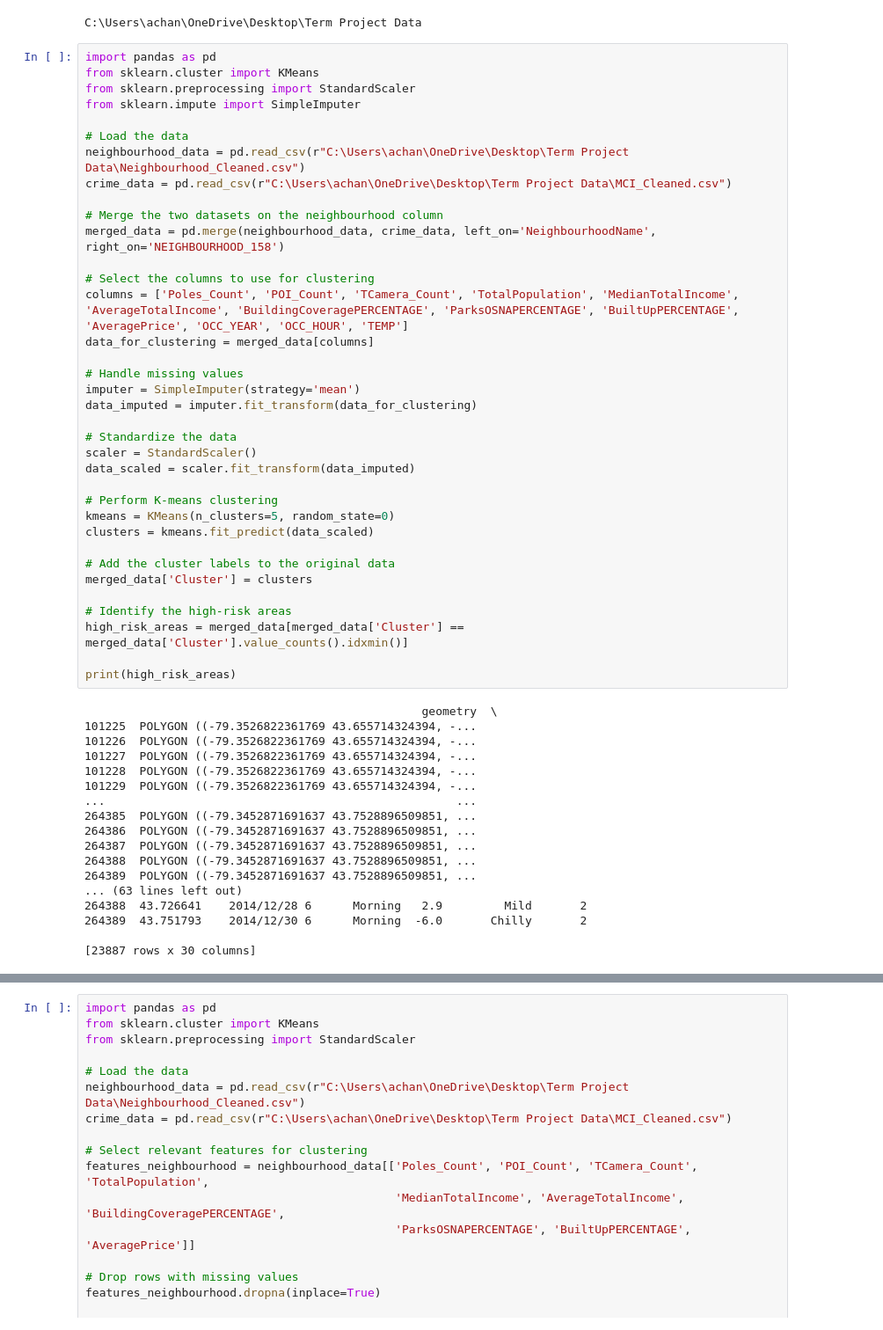
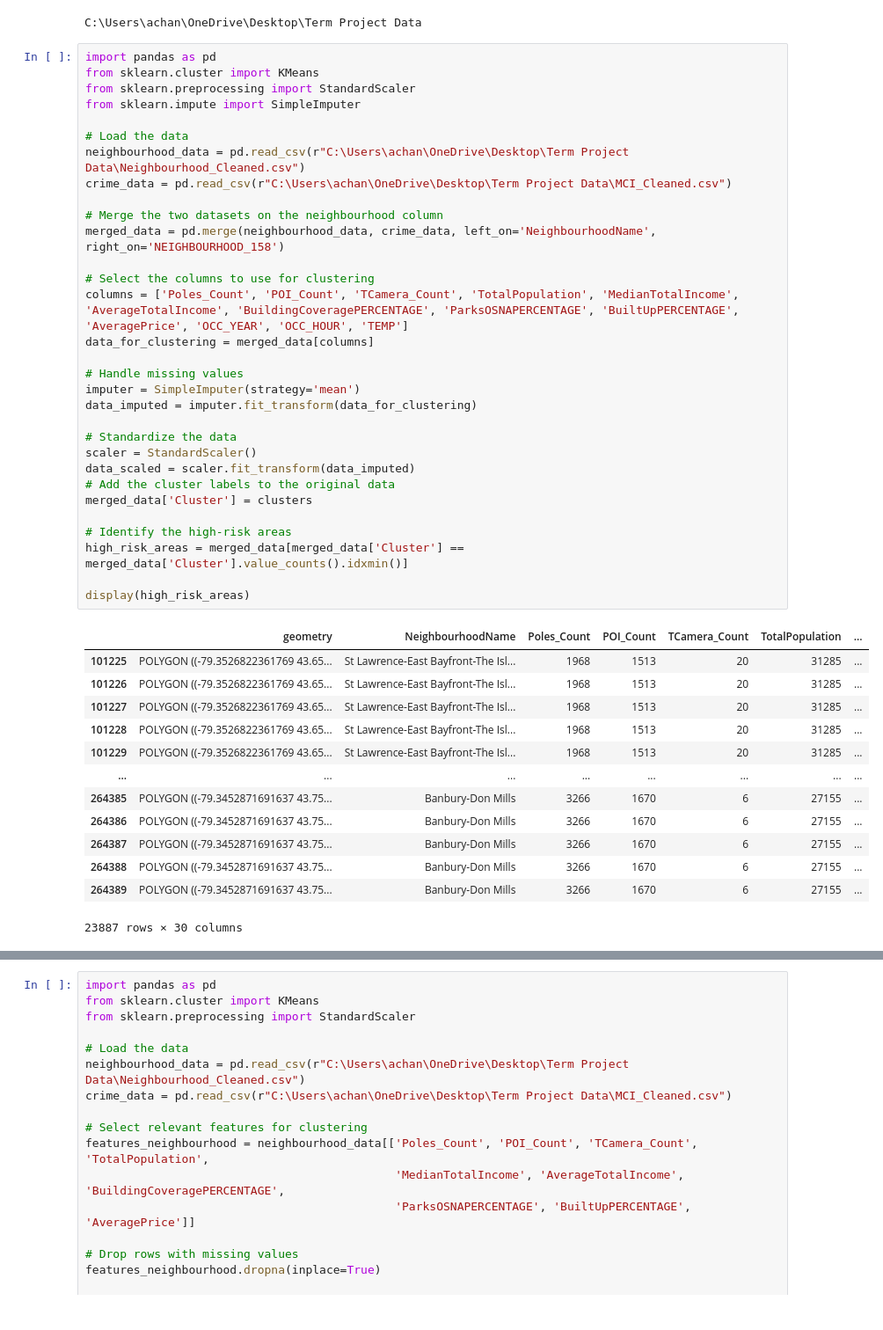
Before and after one commit to rentruong/ENGO645_TorontoCrimeAnalysis, a Jupyter notebook: Kmeans_analysis.ipynb, the cells around one changed output, grey strips where cells are left out. Shown at 88% size. Cells and saved outputs as stored; diff of their text form.

```diff
--- a/Kmeans_analysis.ipynb
+++ b/Kmeans_analysis.ipynb
@@ -53,53 +53,44 @@ C:\Users\achan\OneDrive\Desktop\Term Project Data
 import pandas as pd
 from sklearn.cluster import KMeans
 from sklearn.preprocessing import StandardScaler
 from sklearn.impute import SimpleImputer
 
 # Load the data
 neighbourhood_data = pd.read_csv(r"C:\Users\achan\OneDrive\Desktop\Term Project Data\Neighbourhood_Cleaned.csv")
 crime_data = pd.read_csv(r"C:\Users\achan\OneDrive\Desktop\Term Project Data\MCI_Cleaned.csv")
 
 # Merge the two datasets on the neighbourhood column
 merged_data = pd.merge(neighbourhood_data, crime_data, left_on='NeighbourhoodName', right_on='NEIGHBOURHOOD_158')
 
 # Select the columns to use for clustering
 columns = ['Poles_Count', 'POI_Count', 'TCamera_Count', 'TotalPopulation', 'MedianTotalIncome', 'AverageTotalIncome', 'BuildingCoveragePERCENTAGE', 'ParksOSNAPERCENTAGE', 'BuiltUpPERCENTAGE', 'AveragePrice', 'OCC_YEAR', 'OCC_HOUR', 'TEMP']
 data_for_clustering = merged_data[columns]
 
 # Handle missing values
 imputer = SimpleImputer(strategy='mean')
 data_imputed = imputer.fit_transform(data_for_clustering)
 
 # Standardize the data
 scaler = StandardScaler()
 data_scaled = scaler.fit_transform(data_imputed)
-
-# Perform K-means clustering
-kmeans = KMeans(n_clusters=5, random_state=0)
-clusters = kmeans.fit_predict(data_scaled)
-
 # Add the cluster labels to the original data
 merged_data['Cluster'] = clusters
 
 # Identify the high-risk areas
 high_risk_areas = merged_data[merged_data['Cluster'] == merged_data['Cluster'].value_counts().idxmin()]
 
-print(high_risk_areas)
+display(high_risk_areas)
 # %% [output]
+|  | geometry | NeighbourhoodName | Poles_Count | POI_Count | TCamera_Count | TotalPopulation | ... |
+| 101225 | POLYGON ((-79.3526822361769 43.65... | St Lawrence-East Bayfront-The Isl... | 1968 | 1513 | 20 | 31285 | ... |
+| 101226 | POLYGON ((-79.3526822361769 43.65... | St Lawrence-East Bayfront-The Isl... | 1968 | 1513 | 20 | 31285 | ... |
+| 101227 | POLYGON ((-79.3526822361769 43.65... | St Lawrence-East Bayfront-The Isl... | 1968 | 1513 | 20 | 31285 | ... |
+| 101228 | POLYGON ((-79.3526822361769 43.65... | St Lawrence-East Bayfront-The Isl... | 1968 | 1513 | 20 | 31285 | ... |
+| 101229 | POLYGON ((-79.3526822361769 43.65... | St Lawrence-East Bayfront-The Isl... | 1968 | 1513 | 20 | 31285 | ... |
+| ... | ... | ... | ... | ... | ... | ... | ... |
+| 264385 | POLYGON ((-79.3452871691637 43.75... | Banbury-Don Mills | 3266 | 1670 | 6 | 27155 | ... |
+| 264386 | POLYGON ((-79.3452871691637 43.75... | Banbury-Don Mills | 3266 | 1670 | 6 | 27155 | ... |
+| 264387 | POLYGON ((-79.3452871691637 43.75... | Banbury-Don Mills | 3266 | 1670 | 6 | 27155 | ... |
+| 264388 | POLYGON ((-79.3452871691637 43.75... | Banbury-Don Mills | 3266 | 1670 | 6 | 27155 | ... |
+| 264389 | POLYGON ((-79.3452871691637 43.75... | Banbury-Don Mills | 3266 | 1670 | 6 | 27155 | ... |
-                                                 geometry  \
-101225  POLYGON ((-79.3526822361769 43.655714324394, -...
-101226  POLYGON ((-79.3526822361769 43.655714324394, -...
-101227  POLYGON ((-79.3526822361769 43.655714324394, -...
-101228  POLYGON ((-79.3526822361769 43.655714324394, -...
-101229  POLYGON ((-79.3526822361769 43.655714324394, -...
-...                                                   ...
-264385  POLYGON ((-79.3452871691637 43.7528896509851, ...
-264386  POLYGON ((-79.3452871691637 43.7528896509851, ...
-264387  POLYGON ((-79.3452871691637 43.7528896509851, ...
-264388  POLYGON ((-79.3452871691637 43.7528896509851, ...
-264389  POLYGON ((-79.3452871691637 43.7528896509851, ...
-... (63 lines left out)
-264388  43.726641    2014/12/28 6      Morning   2.9         Mild       2
-264389  43.751793    2014/12/30 6      Morning  -6.0       Chilly       2
-
-[23887 rows x 30 columns]
+23887 rows × 30 columns
```
Also changed, not shown: parts of 3 cells of this notebook.
